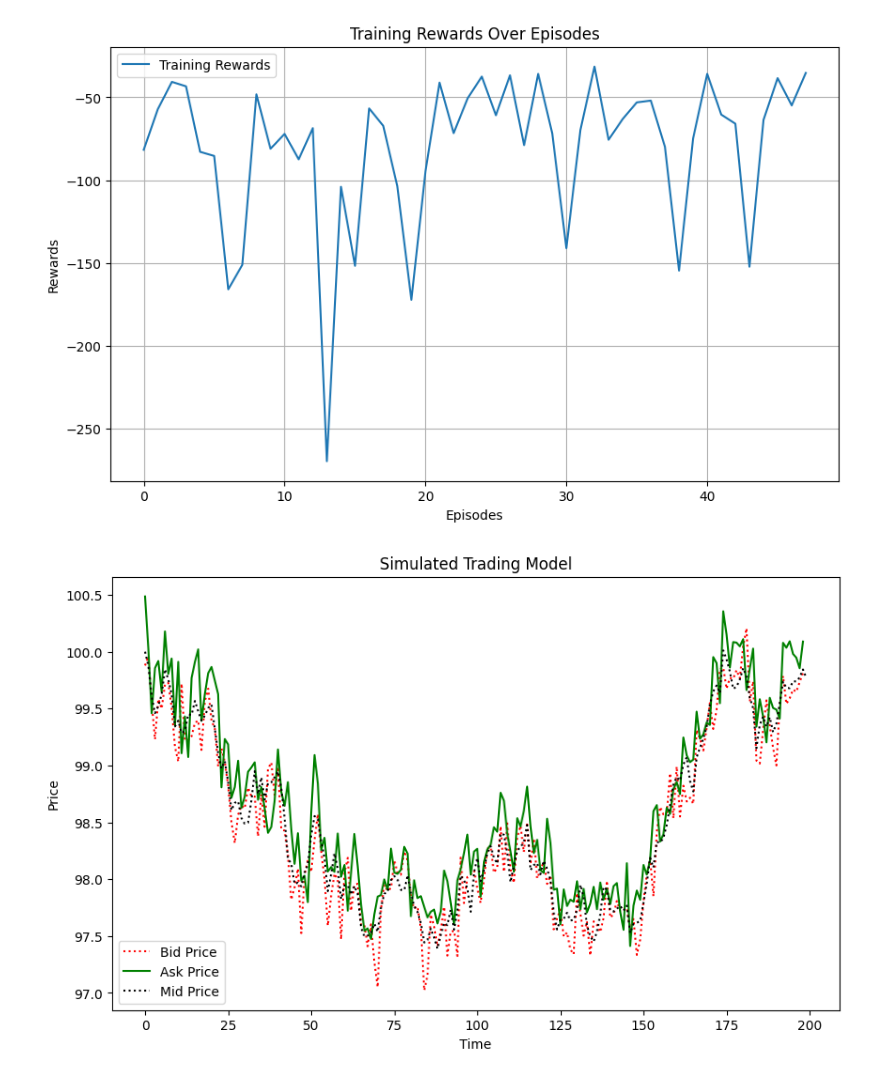
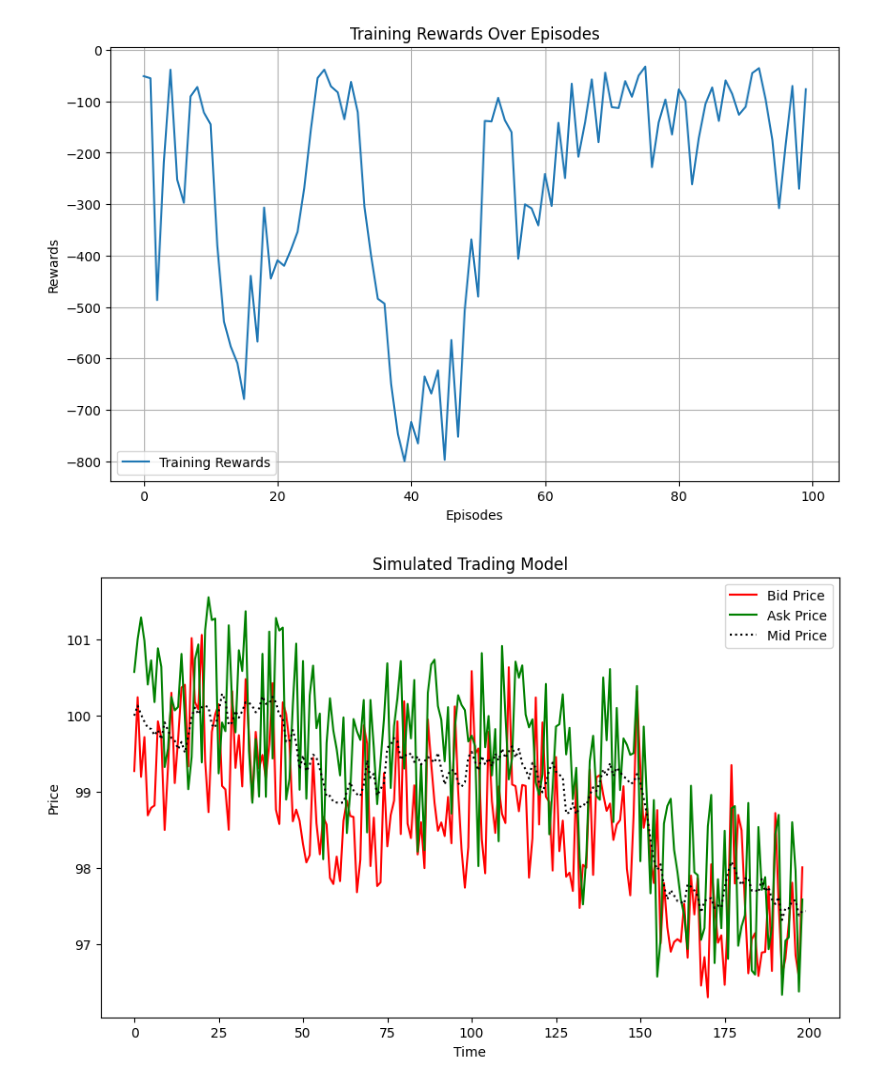
Before and after one commit to DusanaM/ThesisCode, a Jupyter notebook: Soft_Actor_Critic/SAC.ipynb, the cells around one changed output. Saved outputs shown, nothing was run; the diff lists cells and outputs as text; code cells hidden in the pictures.

```diff
--- a/Soft_Actor_Critic/SAC.ipynb
+++ b/Soft_Actor_Critic/SAC.ipynb
@@ -27,12 +27,14 @@ dt = 1/ N_prices # time step
 # %%
 env = MyEnv(s0, sigma, dt, N_prices, A, k)
 
-agent = SAC_Agent([3], env=env, memory_size=50000, alpha= 0.008, beta= 0.008, tau = 0.0005, reward_scale=5, batch_size=1)
+# agent = SAC_Agent([3], env=env, memory_size=30000, alpha= 0.0008, beta= 0.0008, tau = 0.0006, reward_scale=5, batch_size=16)
+agent = SAC_Agent([3], env=env, memory_size=50000, alpha= 0.008, beta= 0.008, tau = 0.0005, reward_scale=5, batch_size=265)
+
 
 train_start = time.time()
 epochs_start = time.time()
 
-epoch_num = 300
+epoch_num = 100
 
 
 train_rewards = np.empty(shape=epoch_num)
@@ -71,13 +73,12 @@ for epoch in range(epoch_num):
         states_next.append(state_next)
         dones.append(done)
 
-
-
-    agent.remember(state_now, action, reward, state_next, done)
+        agent.remember(state_now, action, reward, state_next, done)
     # print("Total reward: ", env.reward_total)
     agent.learn()
 
-
+    # check if actions are the same always, by checking if std is 0
+    print("Std of actions: ", np.std(actions))
 
     # save cumulative reward for epoch
     train_rewards[epoch] = env.reward_total
@@ -111,6 +131,6 @@ epoch
 # %%
 plt.figure(figsize=(10, 6))
-plt.plot(train_rewards[:48],  label='Training Rewards', linestyle='-')
+plt.plot(train_rewards,  label='Training Rewards', linestyle='-')
 plt.title('Training Rewards Over Episodes')
 plt.xlabel('Episodes')
 plt.ylabel('Rewards')
@@ -119,19 +139,19 @@ plt.grid(True)
 plt.savefig('training_rewards_plot.png')
 plt.show()
 # %% [output]
-[figure, old version]
+[figure, new version]
 # %%
 plt.figure(figsize=(10, 6))
 # plt.plot(t, res_price_array, label='Res Price')
 
-plt.plot(env.Bid, label='Bid Price', color='red', linestyle='dotted')
+plt.plot(env.Bid, label='Bid Price', color='red', linestyle='-')
 plt.plot(env.Ask, label='Ask Price', color='green', linestyle='-')
 plt.plot(env.s, label='Mid Price', color='black', linestyle='dotted')
 
 plt.title('Simulated Trading Model')
 plt.xlabel('Time')
 plt.ylabel('Price')
 plt.legend()
 plt.show()
 # %% [output]
-[figure, old version]
+[figure, new version]
```
Also changed, not shown: parts of 4 cells of this notebook, 4 other files.
